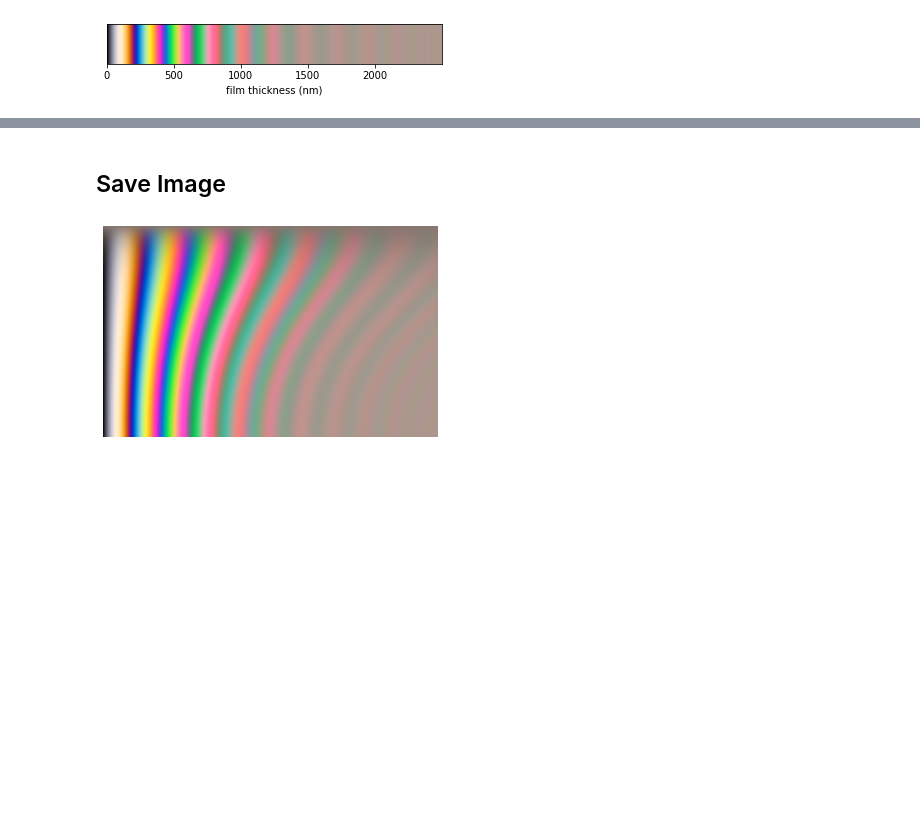
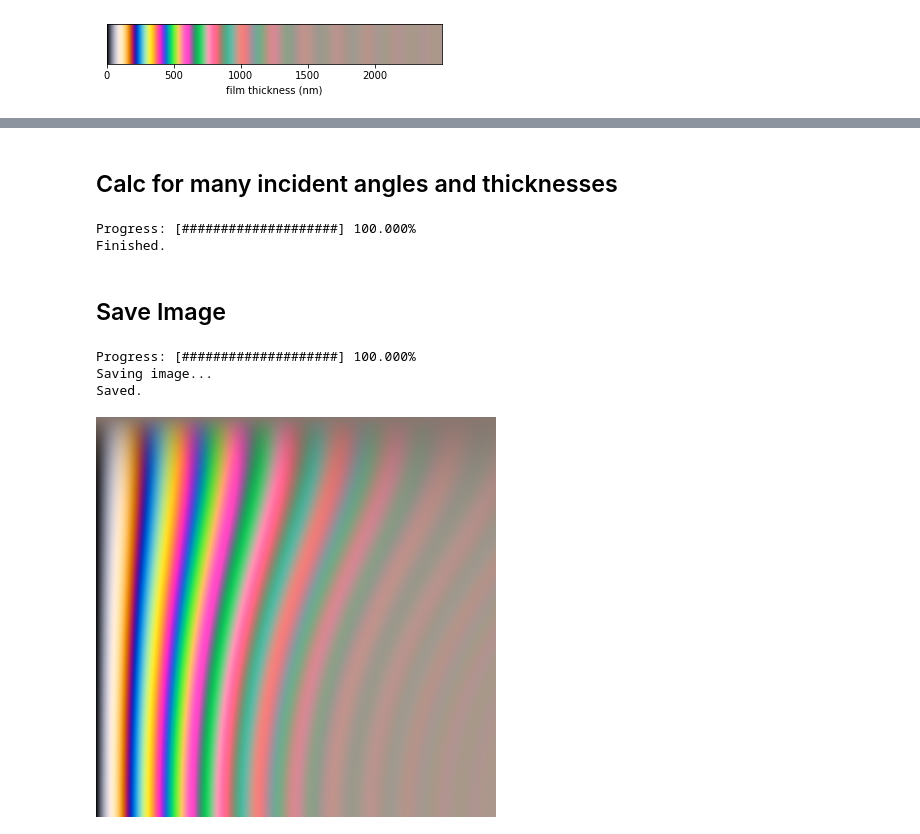
Before and after one commit to amandaghassaei/SoapFlow, a Jupyter notebook: python/Thin Film Interference.ipynb, the cells around one changed output, grey strips where cells are left out. Saved outputs shown, nothing was run; the diff lists cells and outputs as text; code cells hidden in the pictures; blank space fills up the shorter version.

Commit message:
more color depth resolution

```diff
--- a/python/Thin Film Interference.ipynb
+++ b/python/Thin Film Interference.ipynb
@@ -365,9 +387,63 @@ plt.xlabel('film thickness (nm)');
+# %% [markdown]
+## Calc for many incident angles and thicknesses
+# %%
+dpi = 600
+size_x = 4 # inches
+size_y = 4 # inches
+num_wavelengths = 100 # This correlates with the color depth resolution, should be >= 81
+num_angles = dpi * size_y # y resolution.
+num_thicknesses = dpi * size_x # x resoltion.
+min_thickness = 1.0 # measured in nm
+max_thickness = 2500.0 # measured in nm
+
+angles = np.linspace(0., math.pi/2, num_angles)
+wavelengths = np.reshape(np.linspace(380., 780., num_wavelengths), (1, -1))
+thicknesses = np.reshape(np.linspace(min_thickness, max_thickness, num_thicknesses), (-1, 1))
+
+sun_spectrum = sun_spectrum_for_wavelengths(wavelengths)
+
+def getAmplitudeWithProgress(wavelengths, thicknesses, angle):
+    update_progress_bar(angle / (math.pi/2))
+    return getAmplitude(wavelengths, thicknesses, angle)
+
+cmf = cs_srgb.resample_cmf(num_wavelengths)
+pixels = [[cs_srgb.spec_to_rgb(spectrum * sun_spectrum, cmf) for spectrum in getAmplitudeWithProgress(wavelengths, thicknesses, angle)] for angle in angles]
+
+update_progress_bar(1)
+
+print('Finished.')
+# %% [output]
+Progress: [####################] 100.000%
+Finished.
 # %% [markdown]
 ## Save Image
-# %%
-imgplot = plt.imshow(pixels, interpolation='none')
-plt.gca().invert_yaxis()
-plt.axis('off')
-plt.savefig('lookup.png', dpi=600, bbox_inches='tight', pad_inches=0)
-# %% [output]
-[figure, removed]
+# %%
+img = Image.new('RGB', [len(pixels[0]), len(pixels)], 255)
+data = img.load()
+
+size_y = len(pixels)
+size_x = len(pixels[0])
+for y in range(size_y):
+    update_progress_bar(y / len(pixels))
+    for x in range(size_x):
+        px = pixels[size_y - y - 1][x]
+        data[(x,y)] = (
+            int(px[0] * 255),
+            int(px[1] * 255),
+            int(px[2] * 255),
+        )
+
+update_progress_bar(1)
+print('Saving image...')
+
+img.save('lookup.png')
+print('Saved.')
+# %% [output]
+Progress: [####################] 100.000%
+Saving image...
+Saved.
+# %%
+from IPython.display import Image as ImageDisplay
+ImageDisplay(filename='lookup.png', width=400)
+# %% [output]
+[figure, added]
```
Also changed, not shown: parts of 6 cells of this notebook.
